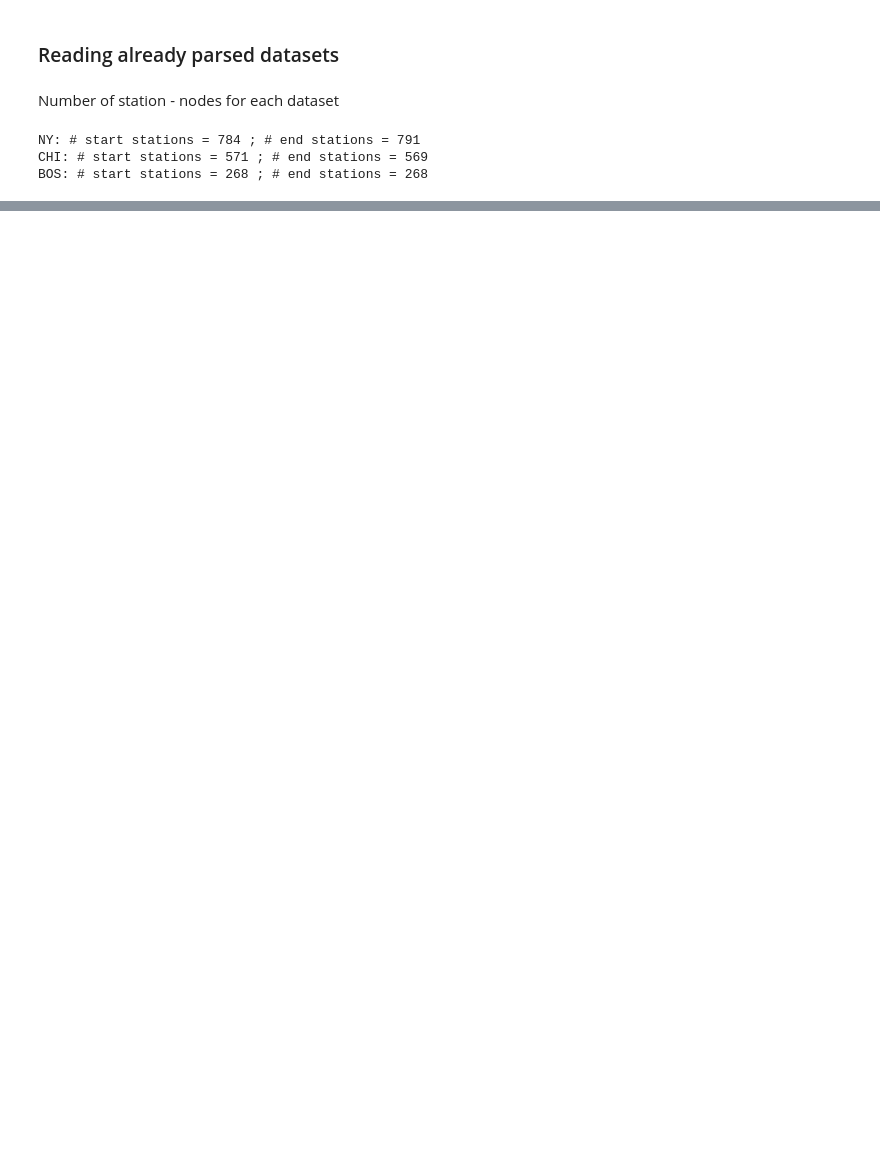
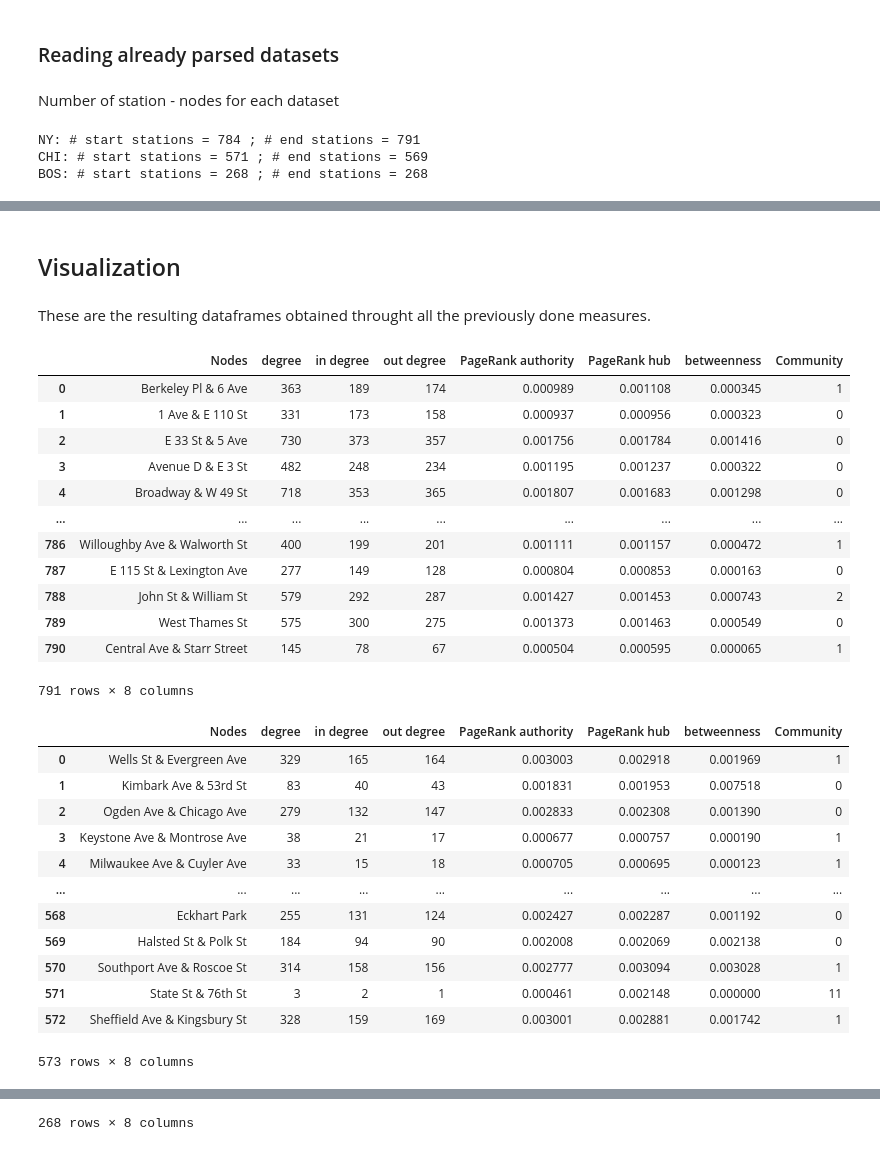
Before and after one commit to tommilotta/Bike-sharing-Analysis, a Jupyter notebook: Network_Analysis.ipynb, the cells around one changed output, grey strips where cells are left out. Saved outputs shown, nothing was run; the diff lists cells and outputs as text; code cells hidden in the pictures; blank space fills up the shorter version.

Commit message:
added centrality measures and community detection

```diff
--- a/Network_Analysis.ipynb
+++ b/Network_Analysis.ipynb
@@ -101,0 +241,15 @@ BOS_graph, BOS_nodes = nodes_degrees(BOS_graph)
+# %%
+def communities(G, df):
+    communities = nx.algorithms.community.modularity_max.greedy_modularity_communities(G)
+    node_comm = pd.DataFrame({'Nodes':G.nodes()})
+    node_comm['Community']=np.zeros(len(node_comm.index),dtype='int8')
+    for i, set in enumerate(communities):
+        for element in set:
+            node_comm.iloc[node_comm['Nodes'] == element, 1]=i
+    for i, set in enumerate(communities):
+        display(node_comm[node_comm['Community']==i])
+
+    df['Community'] = node_comm['Community']
+    return G, df
+# %%
+NY_graph, NY_nodes = communities(NY_graph, NY_nodes)
@@ -101,0 +300,2 @@ BOS_graph, BOS_nodes = nodes_degrees(BOS_graph)
+# %%
+CHI_graph, CHI_nodes = communities(CHI_graph, CHI_nodes)
@@ -101,0 +379,2 @@ BOS_graph, BOS_nodes = nodes_degrees(BOS_graph)
+# %%
+BOS_graph, BOS_nodes = communities(BOS_graph, BOS_nodes)
@@ -101,0 +428,35 @@ BOS_graph, BOS_nodes = nodes_degrees(BOS_graph)
+# %% [markdown]
+## Visualization
+# %% [markdown]
+These are the resulting dataframes obtained throught all the previously done measures.
+# %%
+display(NY_nodes)
+display(CHI_nodes)
+display(BOS_nodes)
+# %% [output]
+|  | Nodes | degree | in degree | out degree | PageRank authority | PageRank hub | betweenness | Community |
+| 0 | Berkeley Pl & 6 Ave | 363 | 189 | 174 | 0.000989 | 0.001108 | 0.000345 | 1 |
+| 1 | 1 Ave & E 110 St | 331 | 173 | 158 | 0.000937 | 0.000956 | 0.000323 | 0 |
+| 2 | E 33 St & 5 Ave | 730 | 373 | 357 | 0.001756 | 0.001784 | 0.001416 | 0 |
+| 3 | Avenue D & E 3 St | 482 | 248 | 234 | 0.001195 | 0.001237 | 0.000322 | 0 |
+| 4 | Broadway & W 49 St | 718 | 353 | 365 | 0.001807 | 0.001683 | 0.001298 | 0 |
+| ... | ... | ... | ... | ... | ... | ... | ... | ... |
+| 786 | Willoughby Ave & Walworth St | 400 | 199 | 201 | 0.001111 | 0.001157 | 0.000472 | 1 |
+| 787 | E 115 St & Lexington Ave | 277 | 149 | 128 | 0.000804 | 0.000853 | 0.000163 | 0 |
+| 788 | John St & William St | 579 | 292 | 287 | 0.001427 | 0.001453 | 0.000743 | 2 |
+| 789 | West Thames St | 575 | 300 | 275 | 0.001373 | 0.001463 | 0.000549 | 0 |
+| 790 | Central Ave & Starr Street | 145 | 78 | 67 | 0.000504 | 0.000595 | 0.000065 | 1 |
+791 rows × 8 columns
+|  | Nodes | degree | in degree | out degree | PageRank authority | PageRank hub | betweenness | Community |
+| 0 | Wells St & Evergreen Ave | 329 | 165 | 164 | 0.003003 | 0.002918 | 0.001969 | 1 |
+| 1 | Kimbark Ave & 53rd St | 83 | 40 | 43 | 0.001831 | 0.001953 | 0.007518 | 0 |
+| 2 | Ogden Ave & Chicago Ave | 279 | 132 | 147 | 0.002833 | 0.002308 | 0.001390 | 0 |
+| 3 | Keystone Ave & Montrose Ave | 38 | 21 | 17 | 0.000677 | 0.000757 | 0.000190 | 1 |
+| 4 | Milwaukee Ave & Cuyler Ave | 33 | 15 | 18 | 0.000705 | 0.000695 | 0.000123 | 1 |
+| ... | ... | ... | ... | ... | ... | ... | ... | ... |
+| 568 | Eckhart Park | 255 | 131 | 124 | 0.002427 | 0.002287 | 0.001192 | 0 |
+| 569 | Halsted St & Polk St | 184 | 94 | 90 | 0.002008 | 0.002069 | 0.002138 | 0 |
+| 570 | Southport Ave & Roscoe St | 314 | 158 | 156 | 0.002777 | 0.003094 | 0.003028 | 1 |
+| 571 | State St & 76th St | 3 | 2 | 1 | 0.000461 | 0.002148 | 0.000000 | 11 |
+| 572 | Sheffield Ave & Kingsbury St | 328 | 159 | 169 | 0.003001 | 0.002881 | 0.001742 | 1 |
+573 rows × 8 columns
@@ -101,0 +475 @@ BOS_graph, BOS_nodes = nodes_degrees(BOS_graph)
+268 rows × 8 columns
```
Also changed, not shown: parts of 27 cells of this notebook.
